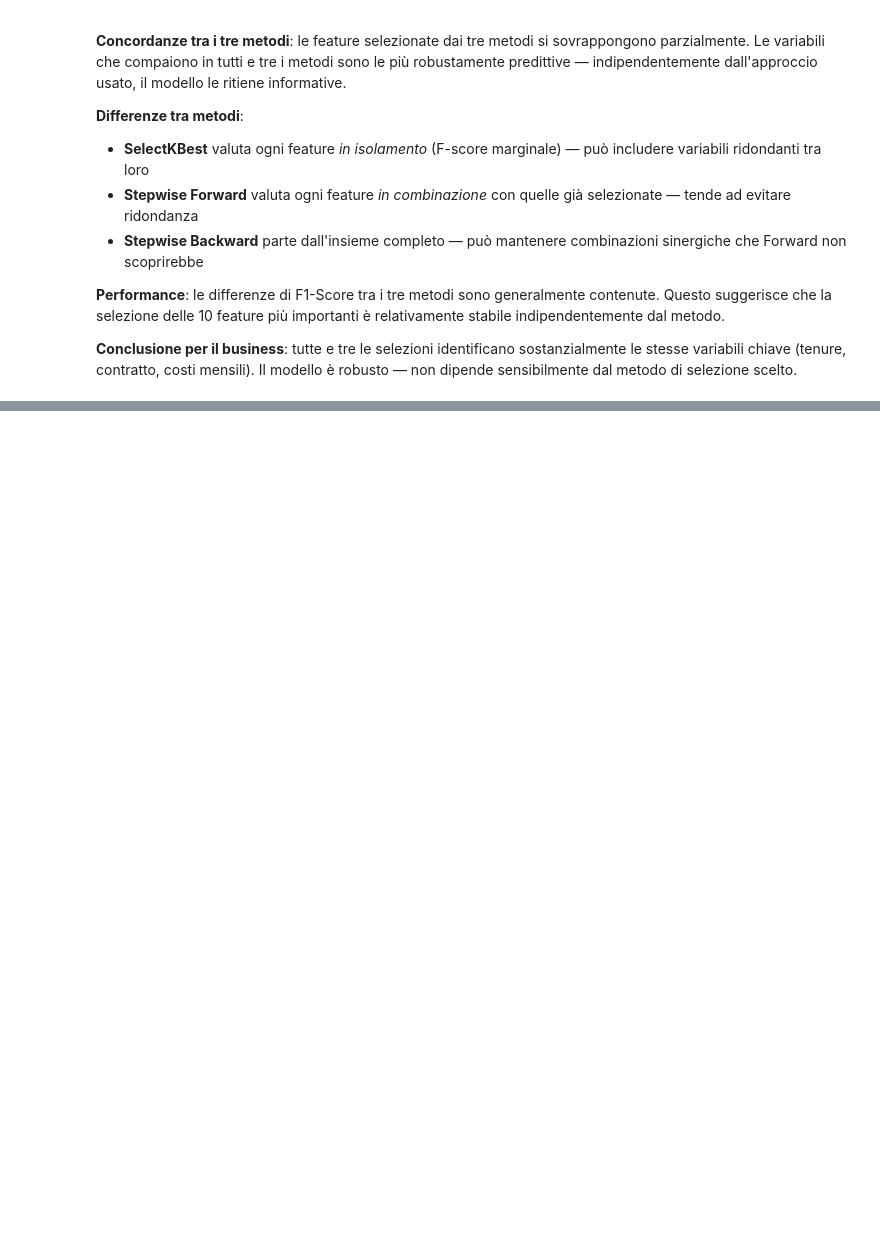
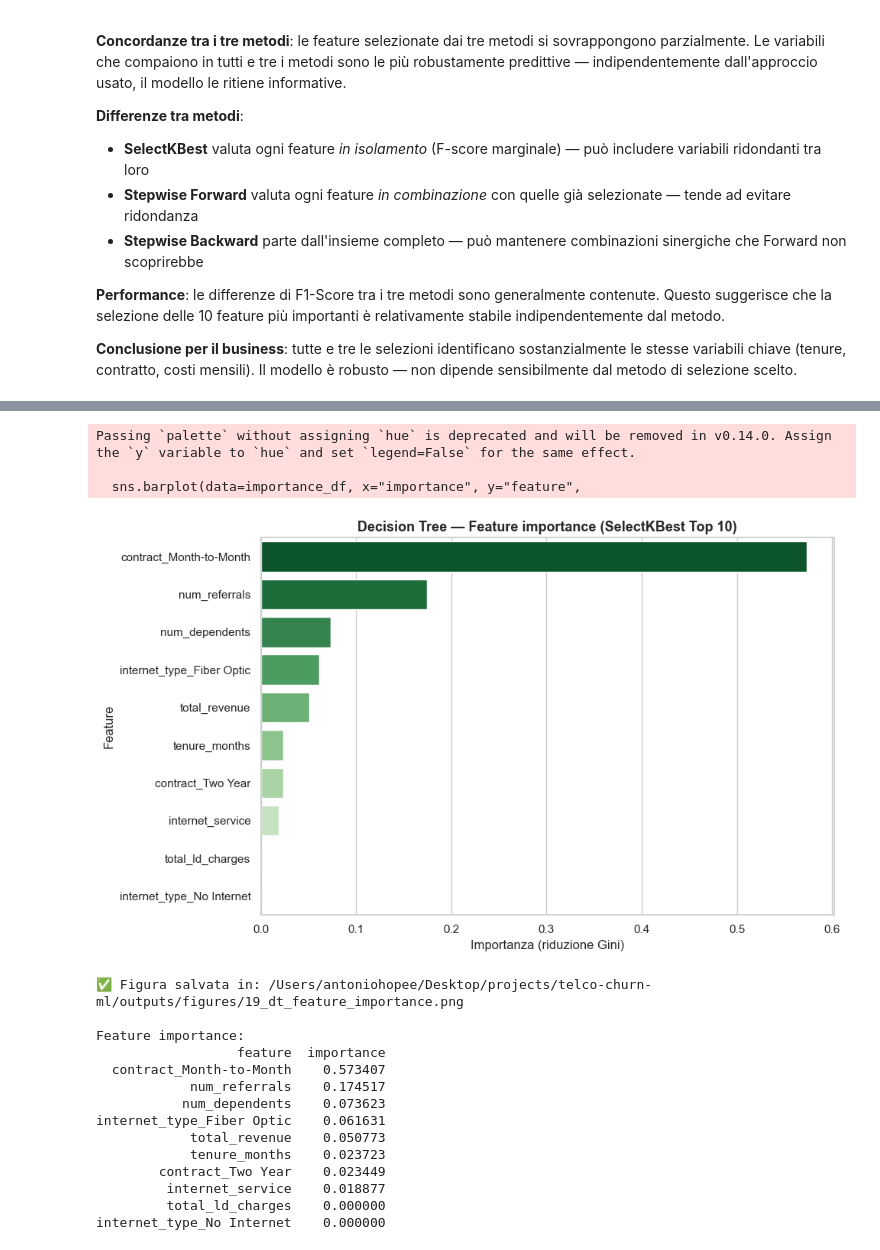
Before and after one commit to antoniohopee/telco-churn-ml, a Jupyter notebook: notebooks/04_machine_learning.ipynb, the cells around one changed output, grey strips where cells are left out. Drawn from its saved outputs; the diff is of its cells as text; code cells hidden in the pictures; blank space fills up the shorter version.

```diff
--- a/notebooks/04_machine_learning.ipynb
+++ b/notebooks/04_machine_learning.ipynb
@@ -534,0 +607,16 @@ print(f"✅ Figure salvata in: {figures_path}")
+# %%
+from sklearn.metrics import classification_report
+
+# Modello finale con la profondità ottimale identificata dalla curva
+# max_depth=5: buon equilibrio tra capacità predittiva e rischio di overfitting
+pipeline_dt = Pipeline([
+    ("preprocessor", build_preprocessor(num_cols, cat_cols, binary_cols)),
+    ("selector",     SelectKBest(f_classif, k=10)),
+    ("classifier",   DecisionTreeClassifier(max_depth=5, class_weight="balanced", random_state=42))
+])
+
+pipeline_dt.fit(X_train, y_train)
+y_pred_dt = pipeline_dt.predict(X_test)
+
+print("=== DECISION TREE — SelectKBest Top 10 (max_depth=5) ===\n")
+print(classification_report(y_test, y_pred_dt, target_names=["Rimasto (0)", "Churned (1)"]))
@@ -534,0 +634,47 @@ print(f"✅ Figure salvata in: {figures_path}")
+# %%
+# Nomi delle 10 feature selezionate da SelectKBest nella pipeline finale
+feature_names_raw = pipeline_dt.named_steps["preprocessor"].get_feature_names_out()
+all_names = [n.split("__", 1)[-1] for n in feature_names_raw]
+mask = pipeline_dt.named_steps["selector"].get_support()
+selected_names = [n for n, m in zip(all_names, mask) if m]
+
+# Importanza di ciascuna feature — calcolata come riduzione media dell'impurità di Gini
+importances = pipeline_dt.named_steps["classifier"].feature_importances_
+importance_df = pd.DataFrame({
+    "feature":    selected_names,
+    "importance": importances
+}).sort_values("importance", ascending=False)
+
+fig, ax = plt.subplots(figsize=(10, 6))
+sns.barplot(data=importance_df, x="importance", y="feature",
+            palette="Greens_r", orient="h", ax=ax)
+ax.set_title("Decision Tree — Feature importance (SelectKBest Top 10)",
+             fontsize=13, fontweight="bold")
+ax.set_xlabel("Importanza (riduzione Gini)")
+ax.set_ylabel("Feature")
+plt.tight_layout()
+
+figures_path = os.path.abspath(os.path.join("..", "outputs", "figures", "19_dt_feature_importance.png"))
+plt.savefig(figures_path, dpi=150, bbox_inches="tight")
+plt.show()
+print(f"✅ Figura salvata in: {figures_path}")
+print(f"\nFeature importance:\n{importance_df.to_string(index=False)}")
+# %% [output]
+Passing `palette` without assigning `hue` is deprecated and will be removed in v0.14.0. Assign the `y` variable to `hue` and set `legend=False` for the same effect.
+
+  sns.barplot(data=importance_df, x="importance", y="feature",
+[figure, added]
+✅ Figura salvata in: /Users/antoniohopee/Desktop/projects/telco-churn-ml/outputs/figures/19_dt_feature_importance.png
+
+Feature importance:
+                  feature  importance
+  contract_Month-to-Month    0.573407
+            num_referrals    0.174517
+           num_dependents    0.073623
+internet_type_Fiber Optic    0.061631
+            total_revenue    0.050773
+            tenure_months    0.023723
+        contract_Two Year    0.023449
+         internet_service    0.018877
+         total_ld_charges    0.000000
+internet_type_No Internet    0.000000
```
Also changed, not shown: parts of 6 cells of this notebook, 7 other files.
